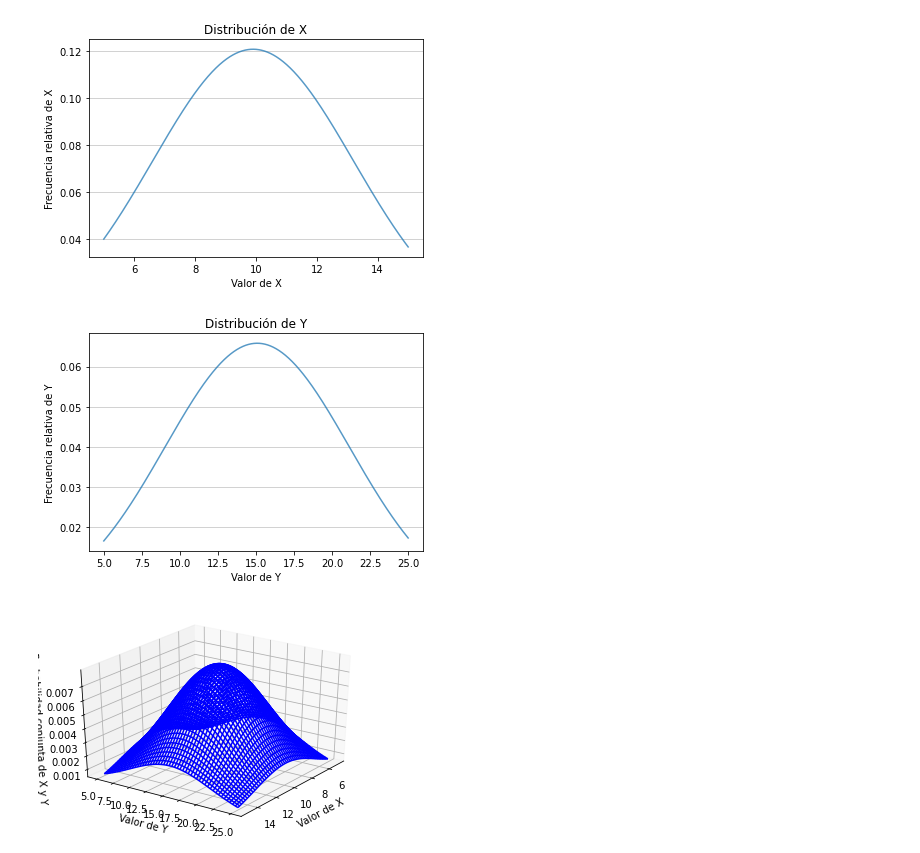
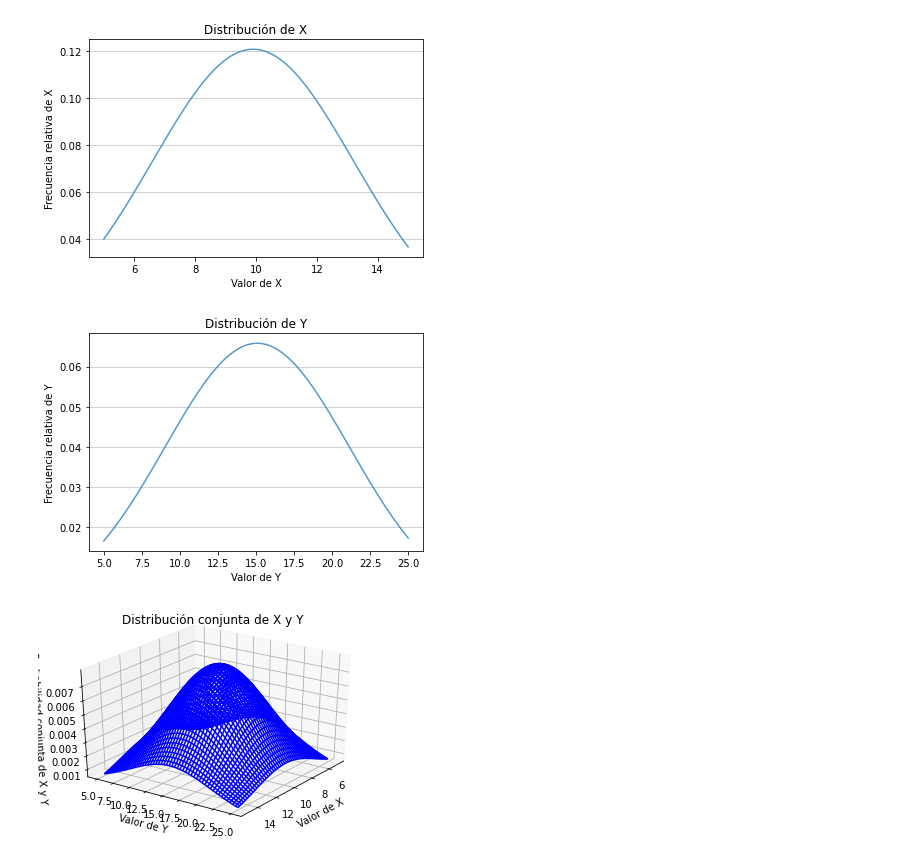
Before and after one commit to vyeoms/Tarea3, a Jupyter notebook: Pregunta4.ipynb, the cells around one changed output. Drawn from its saved outputs; the diff is of its cells as text; code cells hidden in the pictures.

```diff
--- a/Pregunta4.ipynb
+++ b/Pregunta4.ipynb
@@ -12,33 +12,34 @@ xModel = gaussian(X, 3.3, 9.905)
 yModel = gaussian(Y, 6.06, 15.08)
 
 plt.plot(X, xModel, alpha=0.75)
 plt.grid(axis="y", alpha=0.7)
 plt.xlabel("Valor de X")
 plt.ylabel("Frecuencia relativa de X")
 plt.title("Distribución de X")
 # plt.savefig("img/xTheoCurve.png")
 plt.show()
 
 plt.plot(Y, yModel, alpha=0.75)
 plt.grid(axis="y", alpha=0.7)
 plt.xlabel("Valor de Y")
 plt.ylabel("Frecuencia relativa de Y")
 plt.title("Distribución de Y")
 # plt.savefig("img/yTheoCurve.png")
 plt.show()
 
 X, Y = np.meshgrid(X,Y)
 Z = (1/(2*np.pi*19.9))*np.e**( -(((X-9.905)**2)/21.78) - (((Y - 15.08)**2)/72.72) )
 fig = plt.figure()
 ax = plt.axes(projection="3d")
 ax.plot_wireframe(X, Y, Z, color="b")
 ax.set_xlabel("Valor de X")
 ax.set_ylabel("Valor de Y")
+ax.set_zlabel("Probabilidad conjunta de X y Y")
+ax.set_title("Distribución conjunta de X y Y")
 ax.view_init(30, 35)
-ax.set_zlabel("Probabilidad conjunta de X y Y")
-# plt.savefig("img/zTheoCurve.png")
+plt.savefig("img/zTheoCurve.png")
 plt.show()
 # %% [output]
 [figure]
 [figure]
-[figure, old version]
+[figure, new version]
```
Also changed, not shown: 5 other files.
